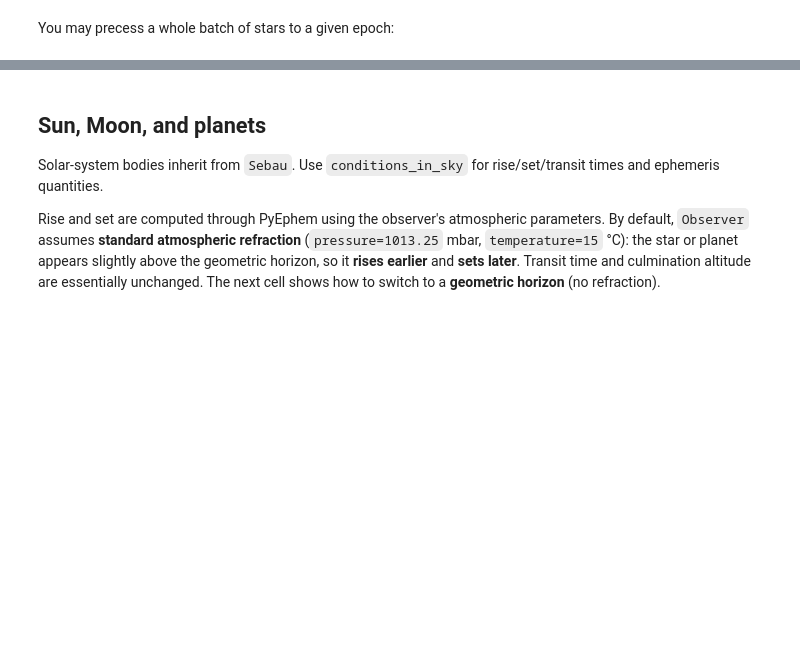
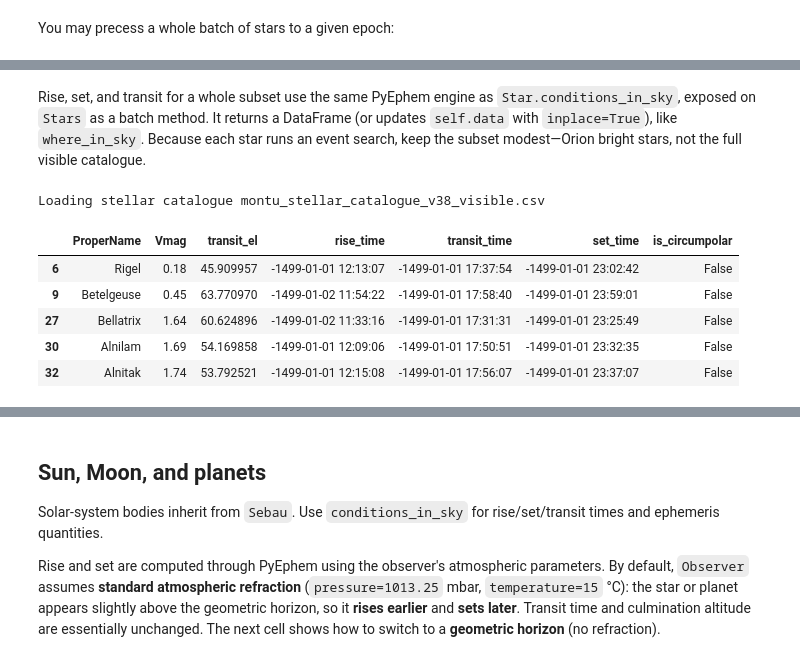
Before and after one commit to seap-udea/MontuPython, a Jupyter notebook: examples/inprogress/MontuPython-CodeSnippets.ipynb, the cells around one changed output, grey strips where cells are left out. Saved outputs shown, nothing was run; the diff lists cells and outputs as text; code cells hidden in the pictures; blank space fills up the shorter version.

```diff
--- a/examples/inprogress/MontuPython-CodeSnippets.ipynb
+++ b/examples/inprogress/MontuPython-CodeSnippets.ipynb
@@ -356,0 +402,35 @@ Stars within 5° of Betelgeuse: 1
+# %% [markdown]
+Rise, set, and transit for a whole subset use the same PyEphem engine as `Star.conditions_in_sky`, exposed on `Stars` as a batch method. It returns a DataFrame (or updates `self.data` with `inplace=True`), like `where_in_sky`. Because each star runs an event search, keep the subset modest—Orion bright stars, not the full visible catalogue.
+# %%
+epoch = mn.Time("bce 1500-01-01 12:00:00", calendar="proleptic")
+orion = mn.Stars(subset="visible", Vmag=[-2, 4], Constellation="Ori")
+conditions = orion.conditions_in_sky(at=epoch, observer=thebes)
+
+def _fmt_jed(jed):
+    return mn.Time(jed, format="jd", calendar="proleptic").readable.datepro.split(".")[0]
+
+display = conditions.head(5).copy()
+for col in ("rise_time", "transit_time", "set_time"):
+    display[col] = display[col].map(_fmt_jed)
+
+mn.PRINTDF(
+    display[
+        [
+            "ProperName",
+            "Vmag",
+            "transit_el",
+            "rise_time",
+            "transit_time",
+            "set_time",
+            "is_circumpolar",
+        ]
+    ]
+)
+# %% [output]
+Loading stellar catalogue montu_stellar_catalogue_v38_visible.csv
+|  | ProperName | Vmag | transit_el | rise_time | transit_time | set_time | is_circumpolar |
+| 6 | Rigel | 0.18 | 45.909957 | -1499-01-01 12:13:07 | -1499-01-01 17:37:54 | -1499-01-01 23:02:42 | False |
+| 9 | Betelgeuse | 0.45 | 63.770970 | -1499-01-02 11:54:22 | -1499-01-01 17:58:40 | -1499-01-01 23:59:01 | False |
+| 27 | Bellatrix | 1.64 | 60.624896 | -1499-01-02 11:33:16 | -1499-01-01 17:31:31 | -1499-01-01 23:25:49 | False |
+| 30 | Alnilam | 1.69 | 54.169858 | -1499-01-01 12:09:06 | -1499-01-01 17:50:51 | -1499-01-01 23:32:35 | False |
+| 32 | Alnitak | 1.74 | 53.792521 | -1499-01-01 12:15:08 | -1499-01-01 17:56:07 | -1499-01-01 23:37:07 | False |
```
Also changed, not shown: parts of 17 cells of this notebook, 22 other files.
